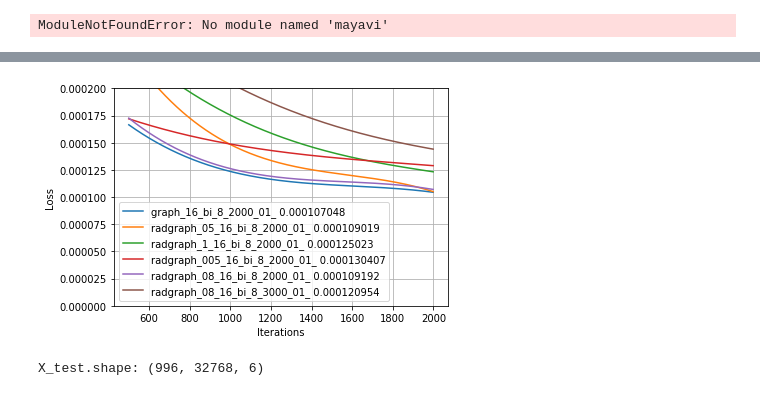
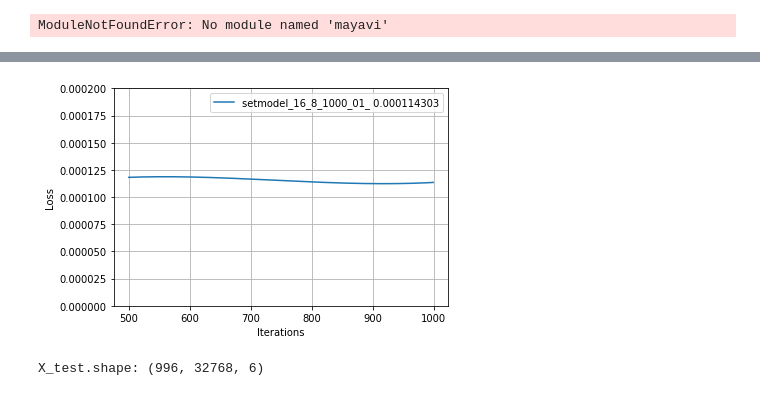
Before and after one commit to evdcush/N-Body_PointCloudEvolution, a Jupyter notebook: nbody.ipynb, the cells around one changed output, grey strips where cells are left out. Saved outputs shown, nothing was run; the diff lists cells and outputs as text; code cells hidden in the pictures.

```diff
--- a/nbody.ipynb
+++ b/nbody.ipynb
@@ -391,42 +373,31 @@ save radgraph_08_16_bi_8_3000_01_ loss history
 # %%
 '''
 Compare loss curves
 '''
-loss_labels = ['graph_16_bi_8_2000_01_',
-               #'graph-rng12345_16_bi_8_2000_01_',
-               #'set_16_bi_8_2000_01_',
-               #'graph_16_ch256_32_2000_01_',
-               #'graph_16_tri_8_2000_01_',
-               #'graph_bounded_16_bi_8_2000_01_',
-               'radgraph_05_16_bi_8_2000_01_',
-               #'radgraph_01_16_bi_8_2000_01_',
-               'radgraph_1_16_bi_8_2000_01_',
-               'radgraph_005_16_bi_8_2000_01_',
-               'radgraph_08_16_bi_8_2000_01_',
-               'radgraph_08_16_bi_8_3000_01_',
+loss_labels = ['setmodel_16_8_1000_01_',
               ]
 
 loss_files = [np.load(model_dir + 'loss_history_' + fname + '.npy') for fname in loss_labels]
 loss_curves = {label:loss for label,loss in zip(loss_labels, loss_files)}
 iterations = np.arange(loss_files[0].shape[0])
 
 plt.clf()
 #plt.yscale('log')
 plt.grid(True)
 plt.xlabel('Iterations')
 plt.ylabel('Loss')
 plt.ylim([0,.0002])
 pstart = 500
 for label, loss in loss_curves.items():
     linsp = np.arange(pstart,loss.shape[0])
     poly = np.poly1d(np.polyfit(linsp, loss[pstart:], 3))
     plt.plot(iterations[pstart:], poly(iterations[pstart:]), label=(label + ' ' + str(np.mean(loss[-50:]))))
     #plt.plot(iterations[pstart:], loss[pstart:], label=(label + ' ' + str(np.mean(loss[-50:]))))
 
 plt.legend()
 plt.show()
 # %% [output]
-[figure, old version]
+[figure, new version]
 # %%
 """
 MODEL EVALUATION
```
Also changed, not shown: parts of 10 cells of this notebook, 2 other files.
